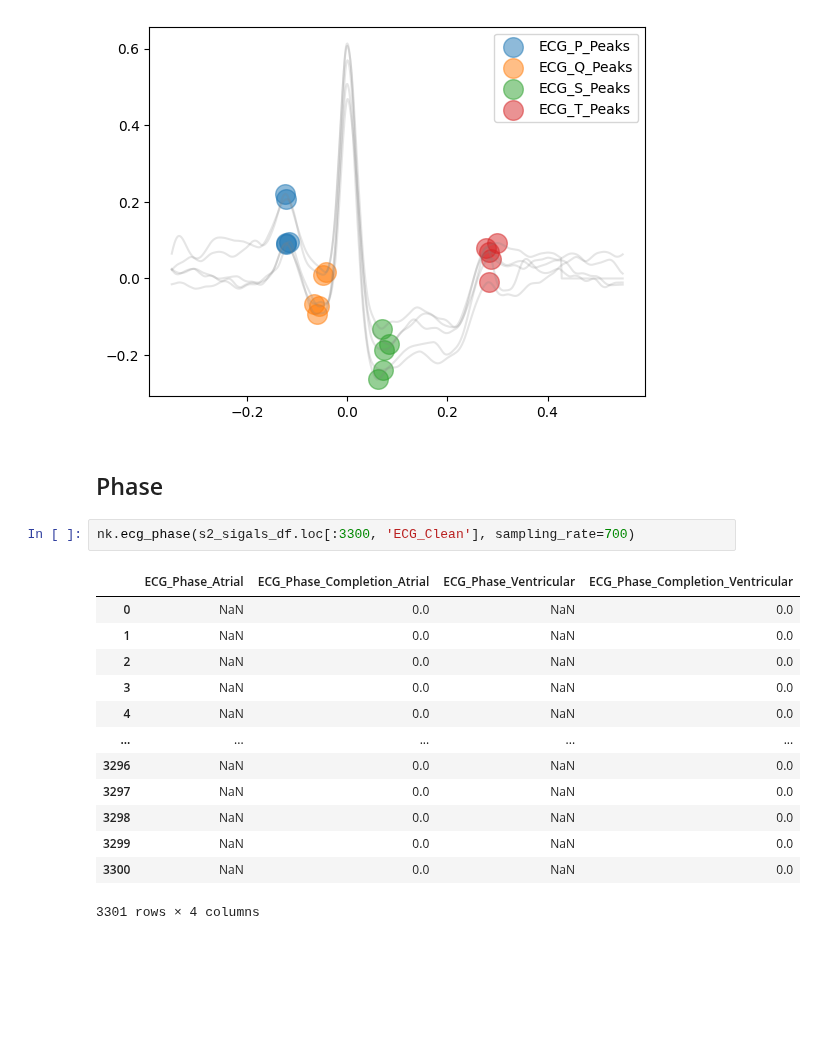
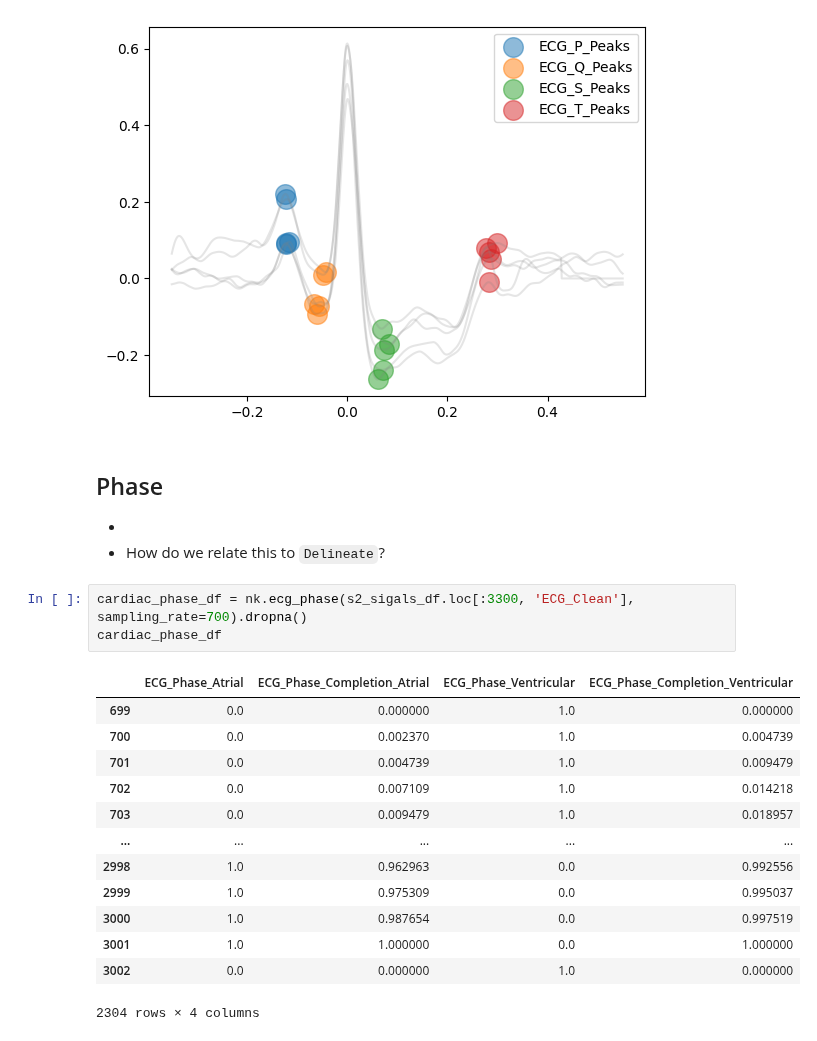
Before and after one commit to invisible-illness-project/lamina, a Jupyter notebook: notebook_experiments/ecg.ipynb, the cells around one changed output. Saved outputs shown, nothing was run; the diff lists cells and outputs as text; blank space fills up the shorter version.

Commit message:
feat: further exploration on `phase`

```diff
--- a/notebook_experiments/ecg.ipynb
+++ b/notebook_experiments/ecg.ipynb
@@ -246,19 +254,23 @@ nk.ecg_delineate(s2_sigals_df.loc[:3300 , 'ECG_Clean'], sampling_rate=700, show=
 [figure]
 # %% [markdown]
 ## Phase
+
+-
+- How do we relate this to `Delineate`?
 # %%
-nk.ecg_phase(s2_sigals_df.loc[:3300, 'ECG_Clean'], sampling_rate=700)
+cardiac_phase_df = nk.ecg_phase(s2_sigals_df.loc[:3300, 'ECG_Clean'], sampling_rate=700).dropna()
+cardiac_phase_df
 # %% [output]
 |  | ECG_Phase_Atrial | ECG_Phase_Completion_Atrial | ECG_Phase_Ventricular | ECG_Phase_Completion_Ventricular |
-| 0 | NaN | 0.0 | NaN | 0.0 |
-| 1 | NaN | 0.0 | NaN | 0.0 |
-| 2 | NaN | 0.0 | NaN | 0.0 |
-| 3 | NaN | 0.0 | NaN | 0.0 |
-| 4 | NaN | 0.0 | NaN | 0.0 |
+| 699 | 0.0 | 0.000000 | 1.0 | 0.000000 |
+| 700 | 0.0 | 0.002370 | 1.0 | 0.004739 |
+| 701 | 0.0 | 0.004739 | 1.0 | 0.009479 |
+| 702 | 0.0 | 0.007109 | 1.0 | 0.014218 |
+| 703 | 0.0 | 0.009479 | 1.0 | 0.018957 |
 | ... | ... | ... | ... | ... |
-| 3296 | NaN | 0.0 | NaN | 0.0 |
-| 3297 | NaN | 0.0 | NaN | 0.0 |
-| 3298 | NaN | 0.0 | NaN | 0.0 |
-| 3299 | NaN | 0.0 | NaN | 0.0 |
-| 3300 | NaN | 0.0 | NaN | 0.0 |
+| 2998 | 1.0 | 0.962963 | 0.0 | 0.992556 |
+| 2999 | 1.0 | 0.975309 | 0.0 | 0.995037 |
+| 3000 | 1.0 | 0.987654 | 0.0 | 0.997519 |
+| 3001 | 1.0 | 1.000000 | 0.0 | 1.000000 |
+| 3002 | 0.0 | 0.000000 | 1.0 | 0.000000 |
-3301 rows × 4 columns
+2304 rows × 4 columns
```
Also changed, not shown: parts of 3 cells of this notebook.
